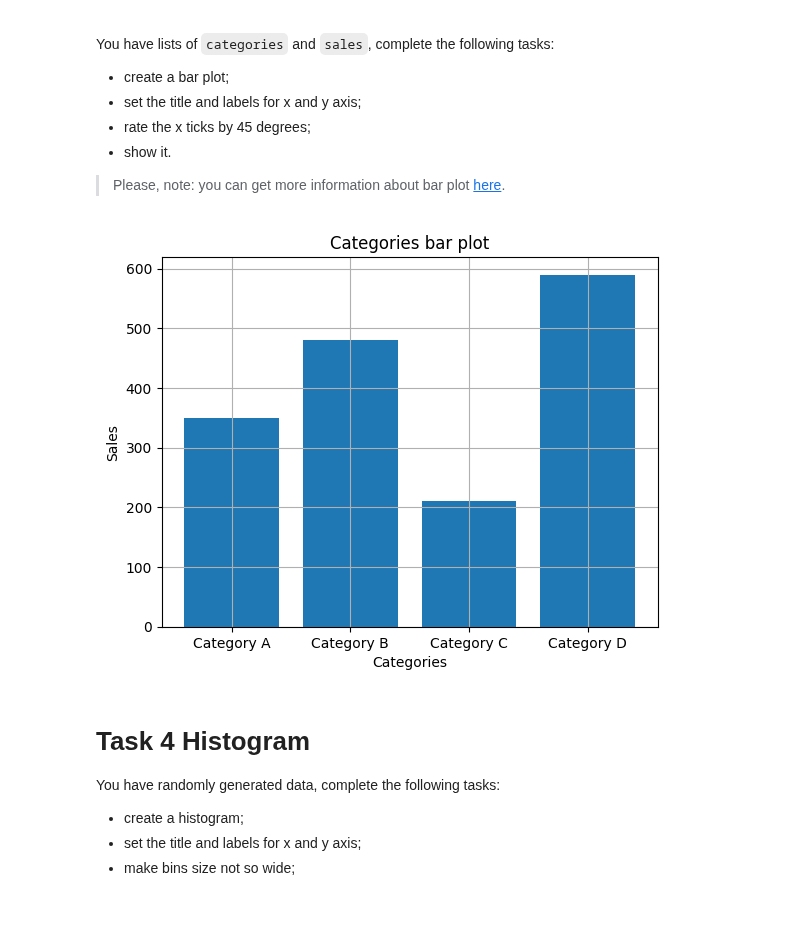
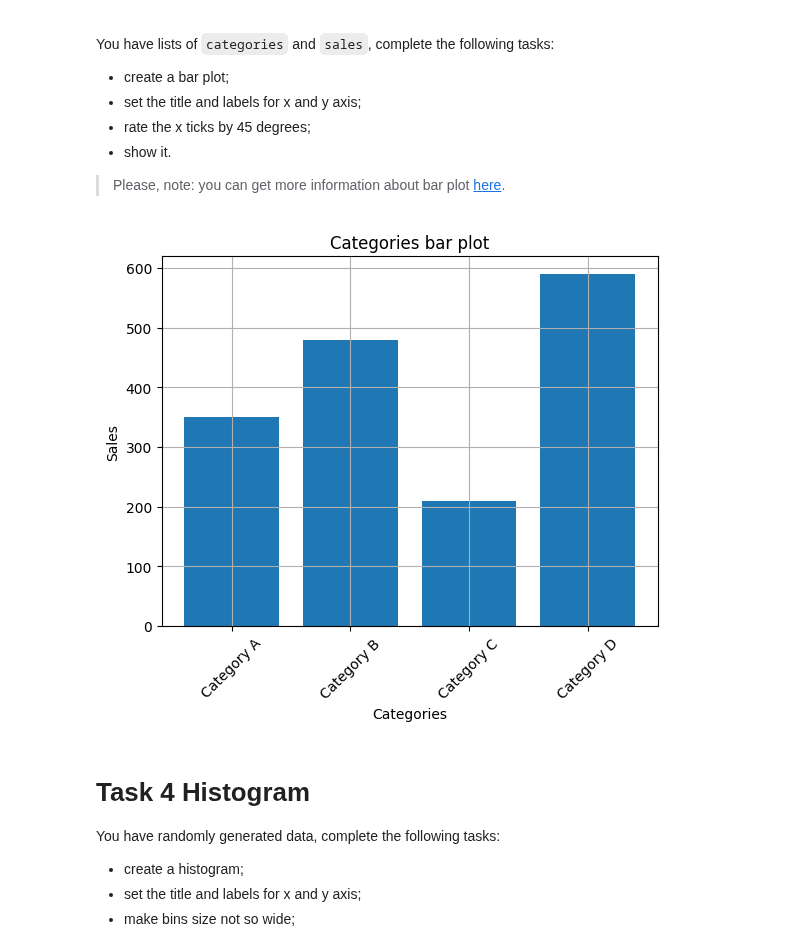
Before and after one commit to mate-academy/py-matplotlib, a Jupyter notebook: app/matplotlib.ipynb, the cells around one changed output. Drawn from its saved outputs; the diff is of its cells as text; code cells hidden in the pictures; blank space fills up the shorter version.

```diff
--- a/app/matplotlib.ipynb
+++ b/app/matplotlib.ipynb
@@ -70,15 +70,16 @@ You have lists of `categories` and `sales`, complete the following tasks:
 # %%
 categories = ["Category A", "Category B", "Category C", "Category D"]
 sales = [350, 480, 210, 590]
 
 plt.bar(categories, sales)
 plt.title('Categories bar plot')
 plt.xlabel('Categories')
 plt.ylabel('Sales')
+plt.xticks(rotation=45)
 plt.grid(True)
 plt.show()
 # %% [output]
-[figure, old version]
+[figure, new version]
 # %% [markdown]
 # Task 4 Histogram
 
```
Also changed, not shown: parts of 2 cells of this notebook.
